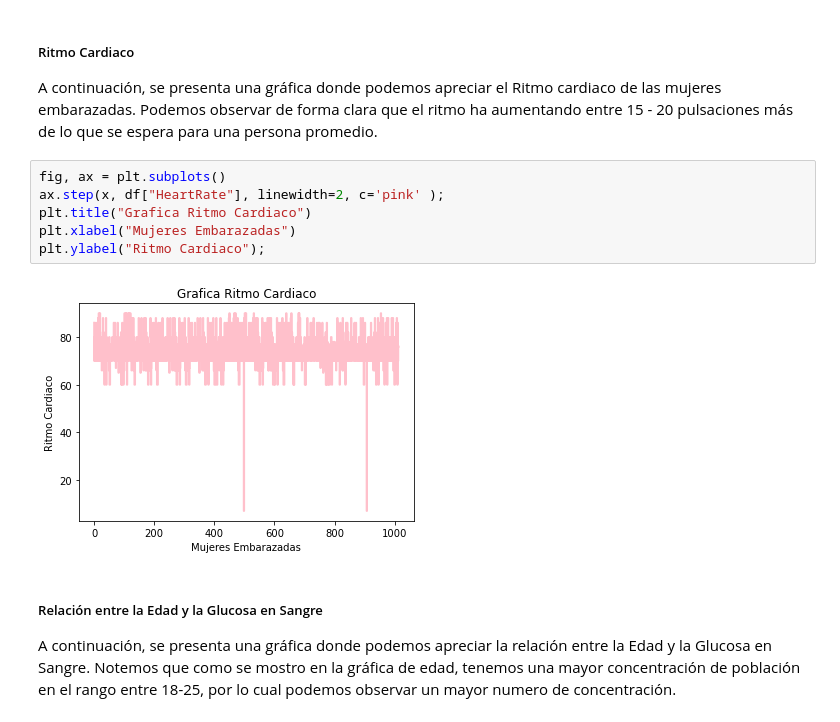
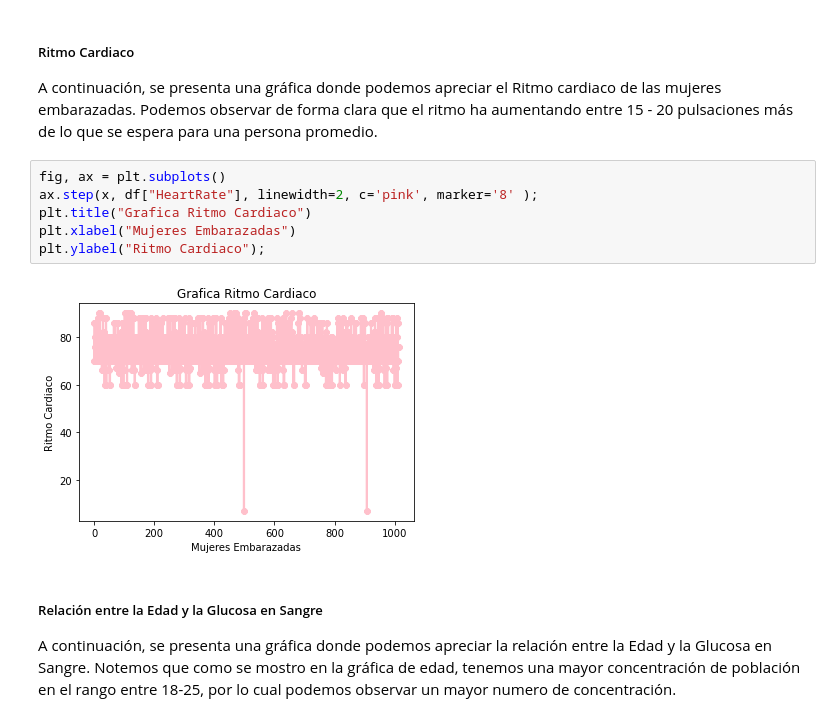
Before and after one commit to Dafne1204/Data-Science, a Jupyter notebook: Practica1/Practica1.ipynb, the cells around one changed output. Cells and saved outputs as stored; diff of their text form.

```diff
--- a/Practica1/Practica1.ipynb
+++ b/Practica1/Practica1.ipynb
@@ -120,12 +124,12 @@ plt.ylabel("Glucosa en sangre");
 A continuación, se presenta una gráfica donde podemos apreciar el Ritmo cardiaco de las mujeres embarazadas. Podemos observar de forma clara que el ritmo ha aumentando entre 15 - 20 pulsaciones más de lo que se espera para una persona promedio.
 # %%
 fig, ax = plt.subplots()
-ax.step(x, df["HeartRate"], linewidth=2, c='pink' );
+ax.step(x, df["HeartRate"], linewidth=2, c='pink', marker='8' );
 plt.title("Grafica Ritmo Cardiaco")
 plt.xlabel("Mujeres Embarazadas")
 plt.ylabel("Ritmo Cardiaco");
 # %% [output]
-[figure, old version]
+[figure, new version]
 # %% [markdown]
 ##### Relación entre la Edad y la Glucosa en Sangre
 A continuación, se presenta una gráfica donde podemos apreciar la relación entre la Edad y la Glucosa en Sangre. Notemos que como se mostro en la gráfica de edad, tenemos una mayor concentración de población en el rango entre 18-25, por lo cual podemos observar un mayor numero de concentración.
```
Also changed, not shown: parts of 7 cells of this notebook.
